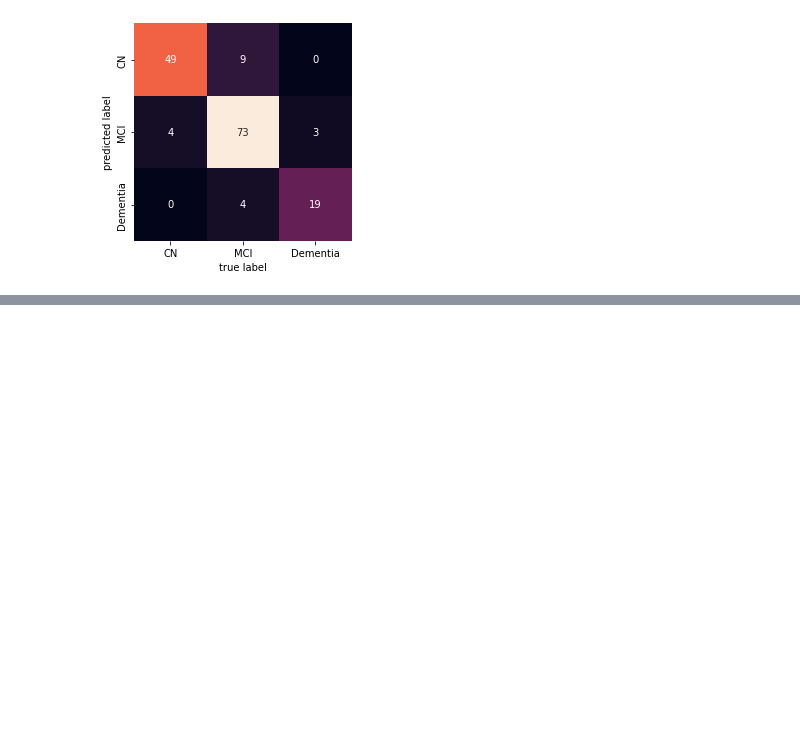
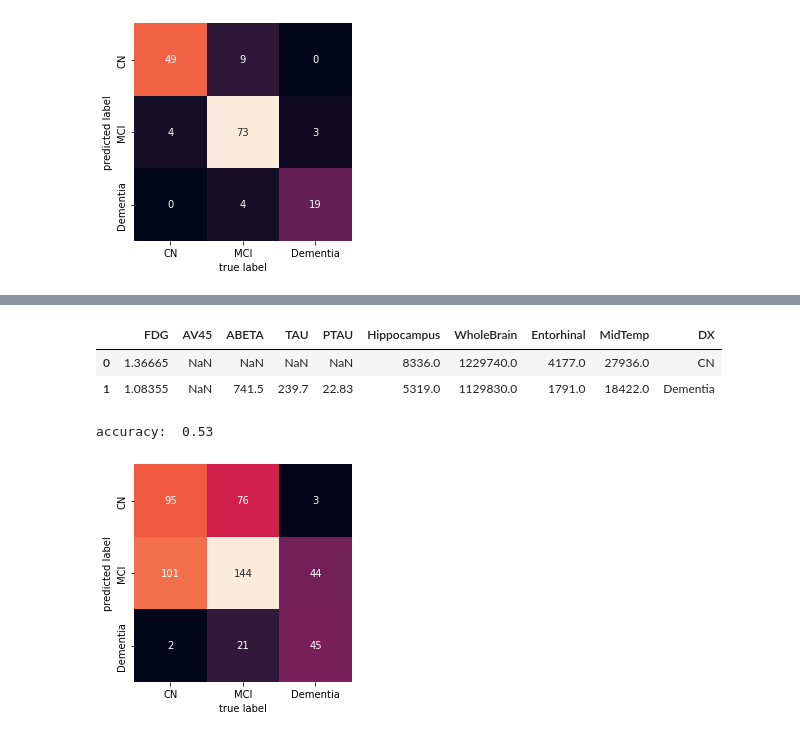
Before and after one commit to tamap94/ds-capstone-alzheimers-, a Jupyter notebook: tadpole_challenge/Tadpole_EDA_Model.ipynb, the cells around one changed output, grey strips where cells are left out. Drawn from its saved outputs; the diff is of its cells as text; code cells hidden in the pictures; blank space fills up the shorter version.

```diff
--- a/tadpole_challenge/Tadpole_EDA_Model.ipynb
+++ b/tadpole_challenge/Tadpole_EDA_Model.ipynb
@@ -436,0 +607,6 @@ mlflow.get_run(run_id=run.info.run_id)
+# %%
+df_brain.head(2)
+# %% [output]
+|  | FDG | AV45 | ABETA | TAU | PTAU | Hippocampus | WholeBrain | Entorhinal | MidTemp | DX |
+| 0 | 1.36665 | NaN | NaN | NaN | NaN | 8336.0 | 1229740.0 | 4177.0 | 27936.0 | CN |
+| 1 | 1.08355 | NaN | 741.5 | 239.7 | 22.83 | 5319.0 | 1129830.0 | 1791.0 | 18422.0 | Dementia |
@@ -436,0 +624,23 @@ mlflow.get_run(run_id=run.info.run_id)
+# %%
+#Train test split for the df_brain dataframe to avoid data leakage into our test set
+X_brain= df_brain.drop('DX', axis=1)
+y_brain=df_brain['DX']
+X_train_brain, X_test_brain, y_train_brain, y_test_brain=train_test_split(X_brain, y_brain, random_state=42, stratify=y_other)
+# %%
+#Use the KNN imputer to fill the other missing values in the X_train and apply this to X_test
+#define imputer
+imputer = KNNImputer(n_neighbors=5, weights='uniform', metric='nan_euclidean')
+
+# fit on the dataset
+imputer.fit(X_train_brain)
+imputer.fit(X_test_brain)
+
+# transform X_train und X_test
+X_train_brain_trans = imputer.transform(X_train_brain)
+X_test_brain_trans = imputer.transform(X_test_brain)
+# %%
+#As a last step we need to scale our data
+#Use Standard Scaler for the numeric data
+scaler = StandardScaler()
+X_train_brain_trans_scaled=scaler.fit_transform(X_train_brain_trans)
+X_test_brain_trans_scaled=scaler.fit_transform(X_test_brain_trans)
@@ -436,0 +651,23 @@ mlflow.get_run(run_id=run.info.run_id)
+# %%
+#Run a simple logistic regression model
+
+log_reg=LogisticRegression(max_iter=1000)
+log_reg.fit(X_train_brain_trans_scaled, y_train_brain)
+
+y_pred_train_brain=log_reg.predict(X_train_brain_trans_scaled)
+y_pred_brain=log_reg.predict(X_test_brain_trans_scaled)
+# %%
+# Plotting the confusing matrix
+labels=['CN', 'MCI', 'Dementia']
+mat = confusion_matrix(y_test_brain, y_pred_brain, labels=labels)
+cm=sns.heatmap(mat.T, square=True, annot=True, fmt='d', cbar=False)
+cm.set_xticklabels(labels)
+cm.set_yticklabels(labels)
+plt.xlabel('true label')
+plt.ylabel('predicted label')
+print('accuracy: ' , accuracy_score(y_test_brain, y_pred_brain).round(2))
+#print('recall: ' , recall_score(y_test, y_pred).round(2))
+#print('precision: ' , precision_score(y_test, y_pred).round(2))
+# %% [output]
+accuracy:  0.53
+[figure, added]
```
Also changed, not shown: parts of 33 cells of this notebook.
